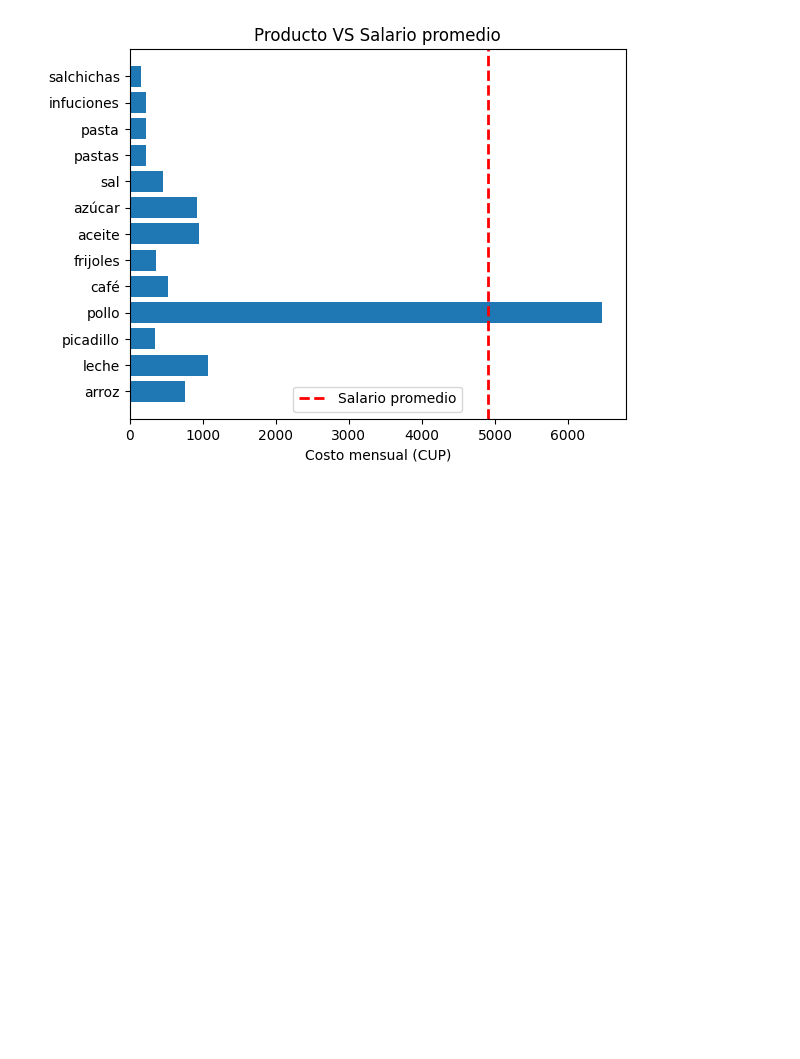
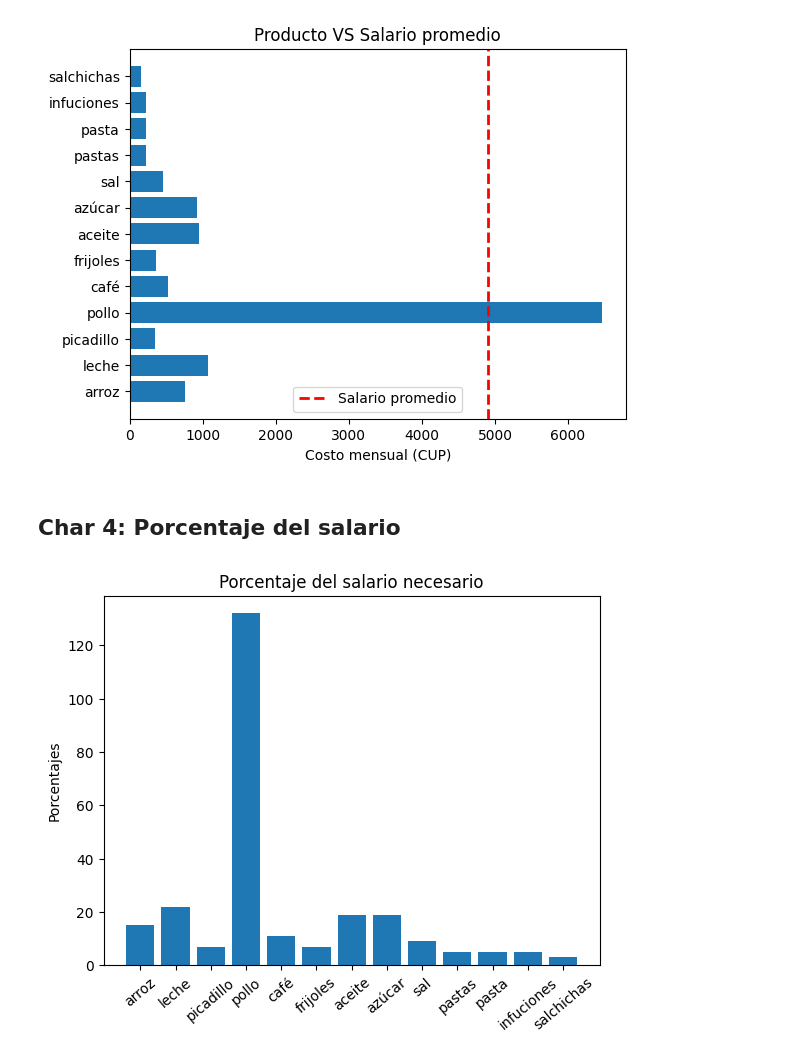
Before and after one commit to L14Npy/project_01, a Jupyter notebook: story.ipynb, the cells around one changed output. Drawn from its saved outputs; the diff is of its cells as text; code cells hidden in the pictures; blank space fills up the shorter version.

```diff
--- a/story.ipynb
+++ b/story.ipynb
@@ -56,3 +56,9 @@ ChartCostBasket()
 ChartCostBasket2()
 # %% [output]
 [figure]
+# %% [markdown]
+## Char 4: Porcentaje del salario
+# %%
+ChartPercetSalary()
+# %% [output]
+[figure, added]
```
Also changed, not shown: parts of 6 cells of this notebook, 2 other files.
